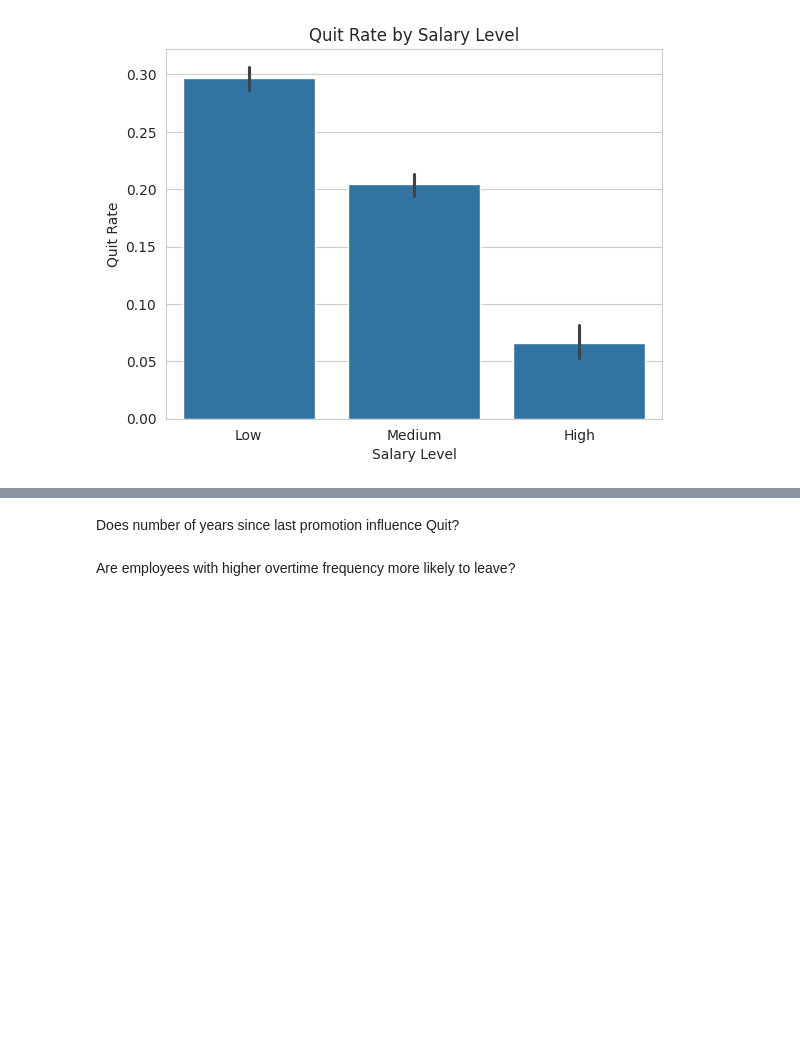
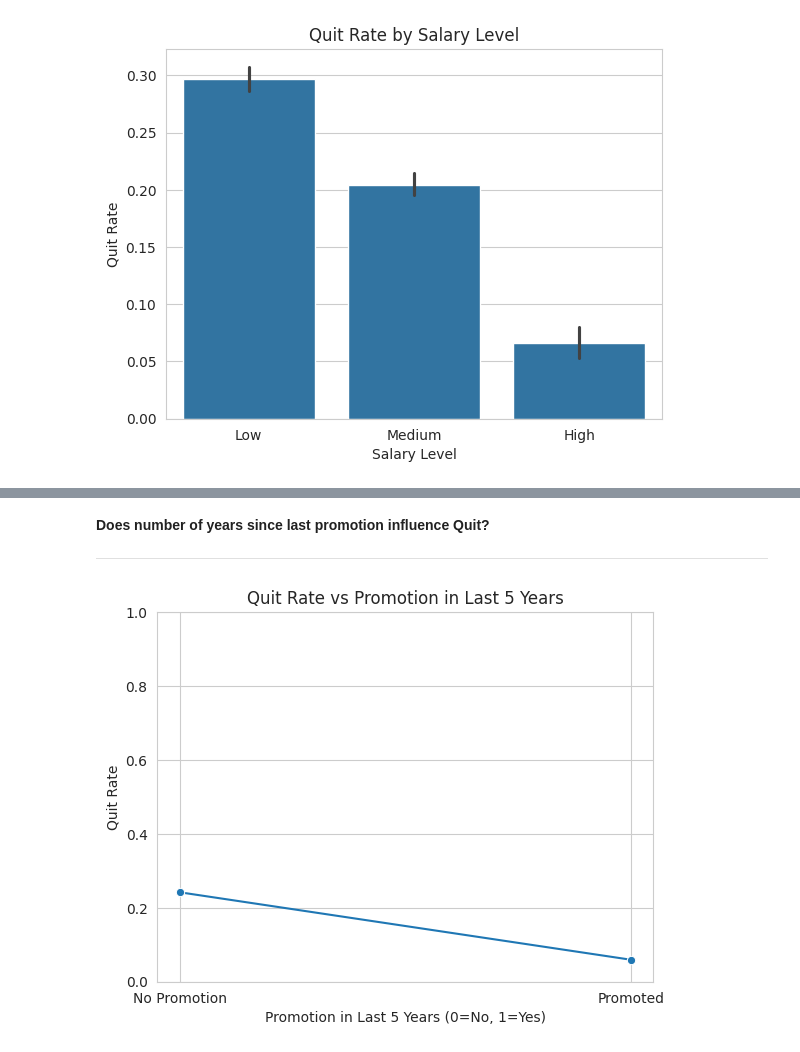
Before and after one commit to tamer-elkoT/Employee-Churn-Analysis-, a Jupyter notebook: EDA.ipynb, the cells around one changed output, grey strips where cells are left out. Cells and saved outputs as stored; diff of their text form; code cells hidden in the pictures; blank space fills up the shorter version.

```diff
--- a/EDA.ipynb
+++ b/EDA.ipynb
@@ -1056,4 +1148,17 @@ What is the distribution of income across different departments and roles?
 # %% [markdown]
-Does number of years since last promotion influence Quit?
+**Does number of years since last promotion influence Quit?**
+
+---
-# %% [markdown]
-Are employees with higher overtime frequency more likely to leave?
+# %%
+# calculate quit rate grouped by promotion status
+promotion_quit_rate = df_encoded.groupby("promotion_last_5years")["quit"].mean().reset_index()
+sns.lineplot(x='promotion_last_5years', y='quit', data=promotion_quit_rate, marker='o')
+plt.title("Quit Rate vs Promotion in Last 5 Years")
+plt.xlabel("Promotion in Last 5 Years (0=No, 1=Yes)")
+plt.ylabel("Quit Rate")
+plt.xticks([0, 1], ['No Promotion', 'Promoted'])
+plt.ylim(0, 1)  # Optional: to keep y-axis consistent
+plt.grid(True)
+plt.show()
+# %% [output]
+[figure, added]
```
Also changed, not shown: parts of 23 cells of this notebook.
